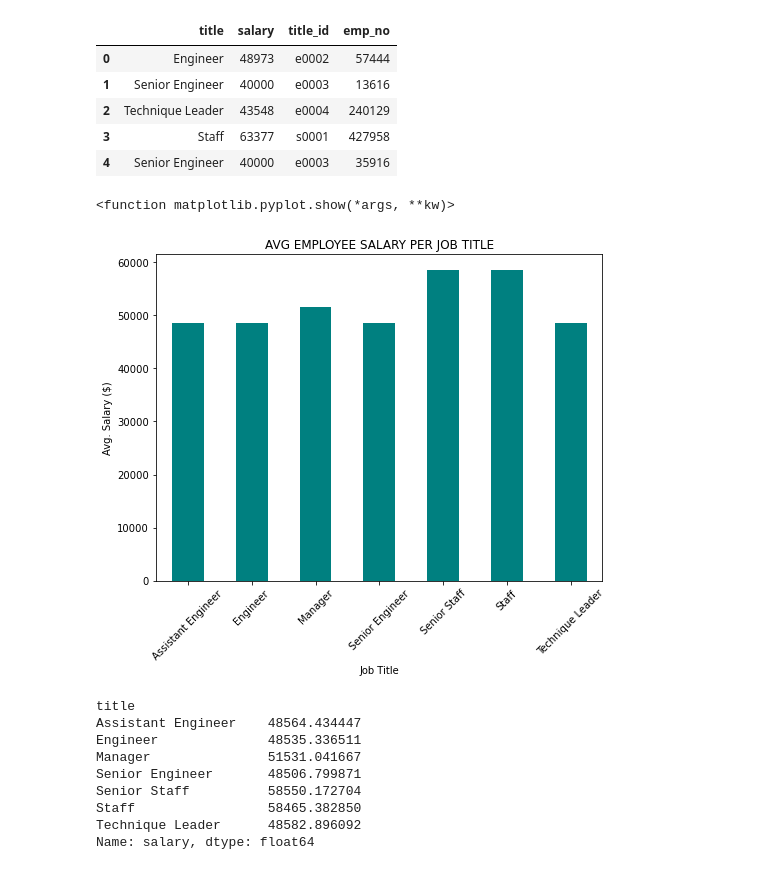
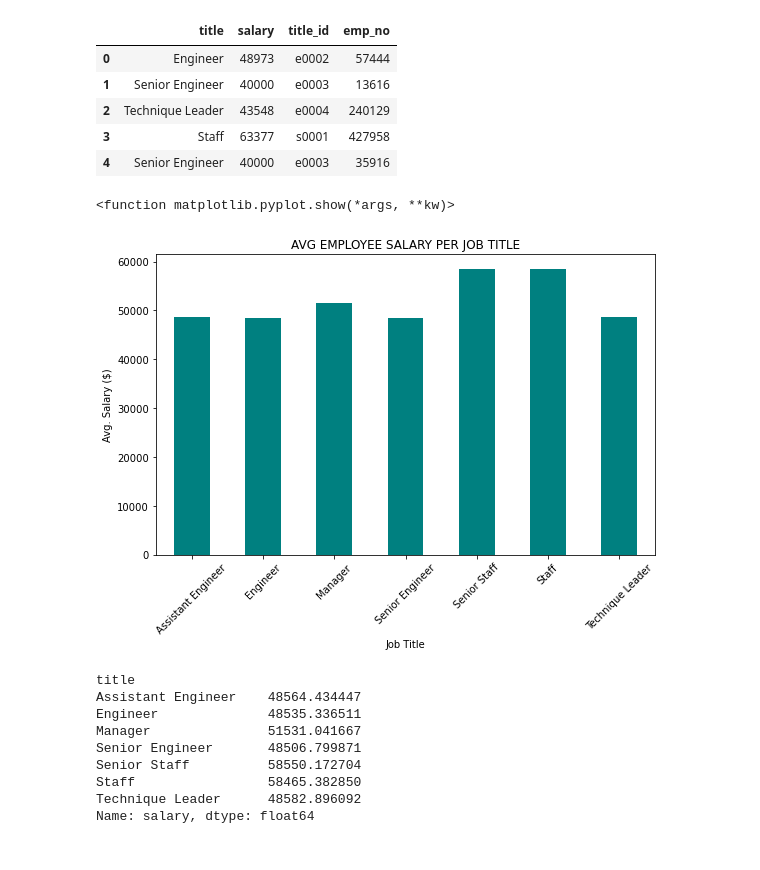
Before and after one commit to jump8621/sql-data_engineering, a Jupyter notebook: employeeSQL/graphs.ipynb, the cells around one changed output. Saved outputs shown, nothing was run; the diff lists cells and outputs as text; code cells hidden in the pictures.

```diff
--- a/employeeSQL/graphs.ipynb
+++ b/employeeSQL/graphs.ipynb
@@ -94,10 +97,12 @@ data_df.head()
 # %%
 data_df.groupby('title')['salary'].mean().plot(kind='bar', rot=45, fontsize=10, figsize=(8,6), ylabel='Avg. Salary ($)', title='AVG EMPLOYEE SALARY PER JOB TITLE', xlabel='Job Title', color='teal')
 plt.ylabel="Avg. Salary $"
+plt.savefig('Avg.Salary.png')
+plt.tight_layout()
 plt.show
 # %% [output]
 <function matplotlib.pyplot.show(*args, **kw)>
-[figure, old version]
+[figure, new version]
 # %%
 # title_df = data_df.groupby('title_id')
 # title_df.head()
```
Also changed, not shown: parts of 1 cell of this notebook, 2 other files.
